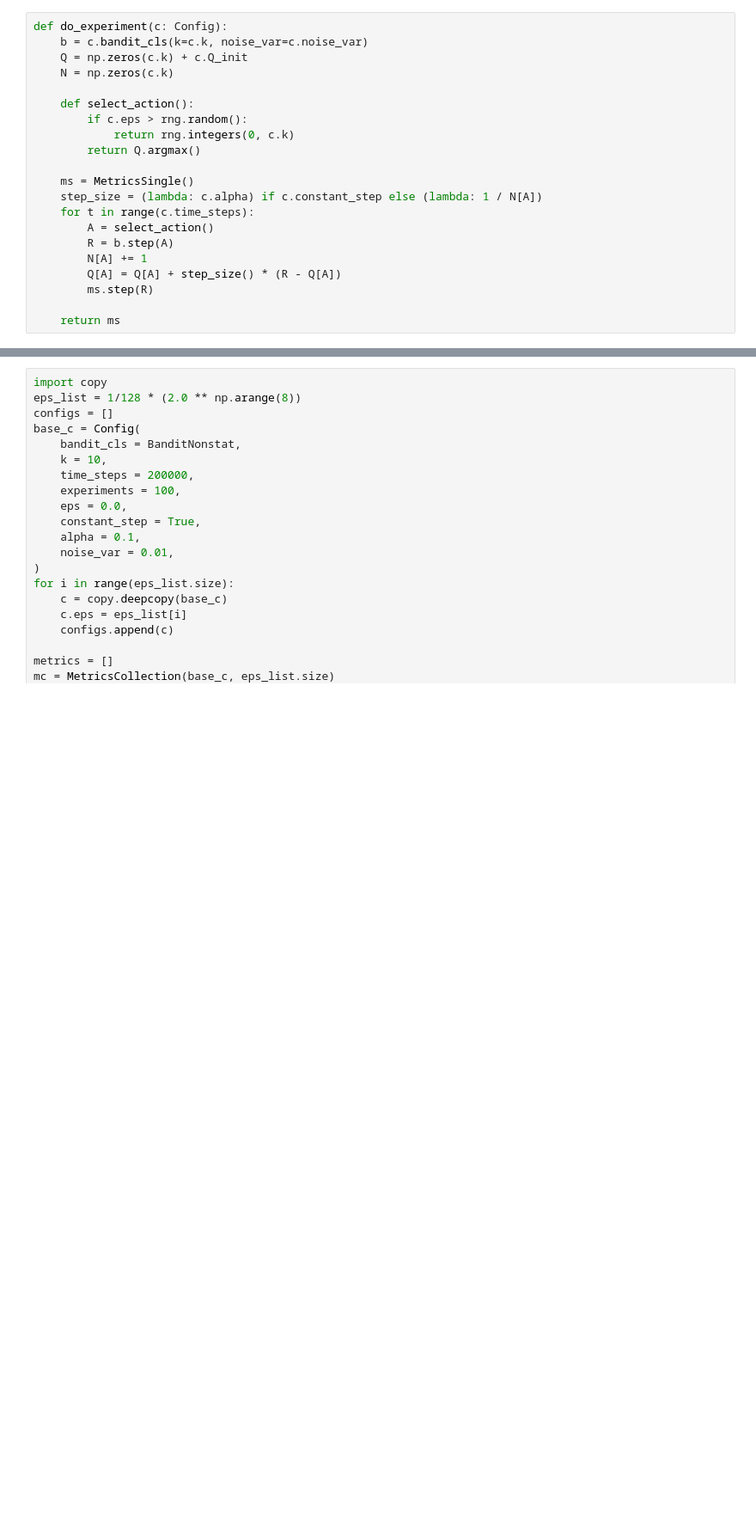
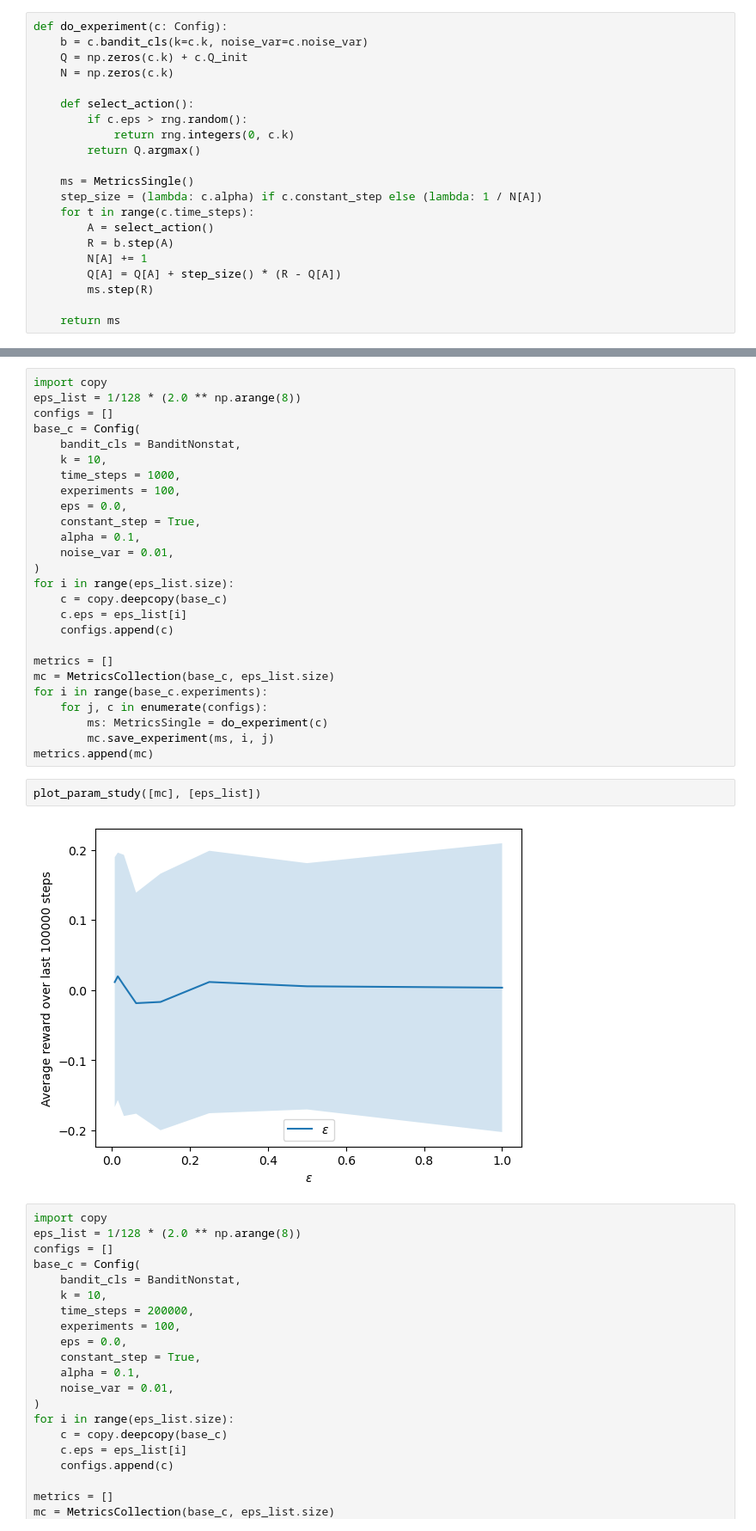
Before and after one commit to csongorszasz/rlbook-2nd, a Jupyter notebook: ch02/paramstudy.ipynb, the cells around one changed output, grey strips where cells are left out. Shown at 86% size. Saved outputs shown, nothing was run; the diff lists cells and outputs as text; blank space fills up the shorter version.

```diff
--- a/ch02/paramstudy.ipynb
+++ b/ch02/paramstudy.ipynb
@@ -91,6 +92,36 @@ def plot_param_study(metrics_list: list[MetricsCollection], param_lists: list[np
     plt.ylabel(f"Average reward over last {metrics_list[0].last_n} steps")
     plt.legend()
     plt.show()
+# %%
+import copy
+eps_list = 1/128 * (2.0 ** np.arange(8))
+configs = []
+base_c = Config(
+    bandit_cls = BanditNonstat,
+    k = 10,
+    time_steps = 1000,
+    experiments = 100,
+    eps = 0.0,
+    constant_step = True,
+    alpha = 0.1,
+    noise_var = 0.01,
+)
+for i in range(eps_list.size):
+    c = copy.deepcopy(base_c)
+    c.eps = eps_list[i]
+    configs.append(c)
+
+metrics = []
+mc = MetricsCollection(base_c, eps_list.size)
+for i in range(base_c.experiments):
+    for j, c in enumerate(configs):
+        ms: MetricsSingle = do_experiment(c)
+        mc.save_experiment(ms, i, j)
+metrics.append(mc)
+# %%
+plot_param_study([mc], [eps_list])
+# %% [output]
+[figure, added]
 # %%
 import copy
 eps_list = 1/128 * (2.0 ** np.arange(8))
```
Also changed, not shown: parts of 3 cells of this notebook.
